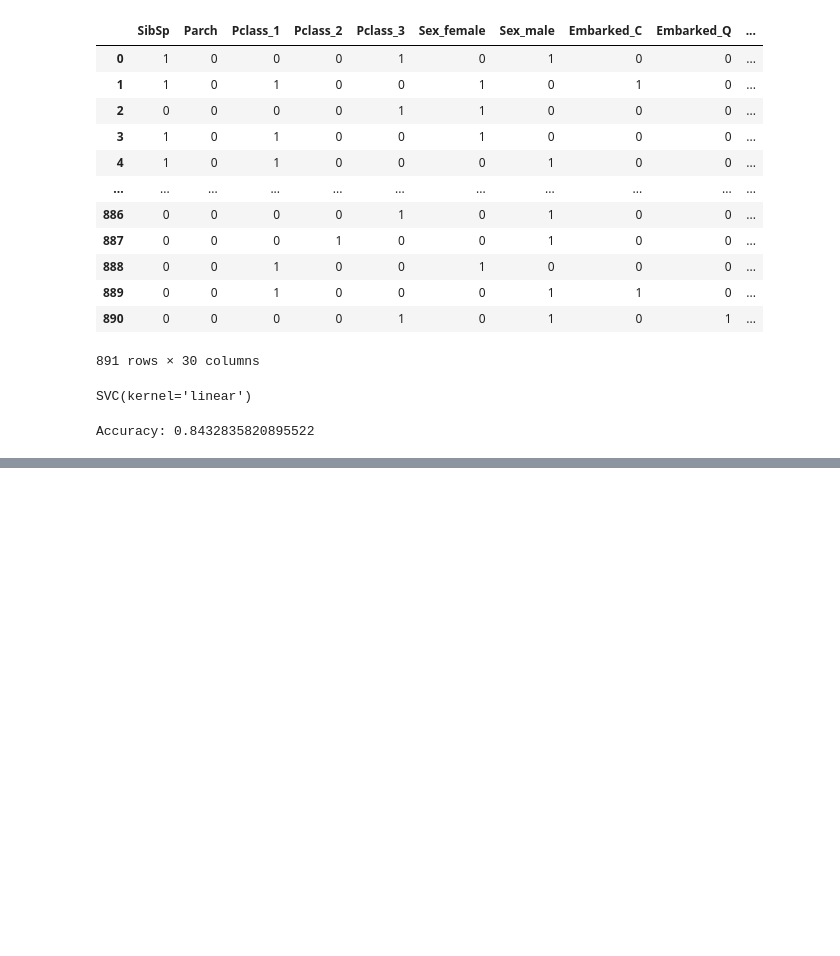
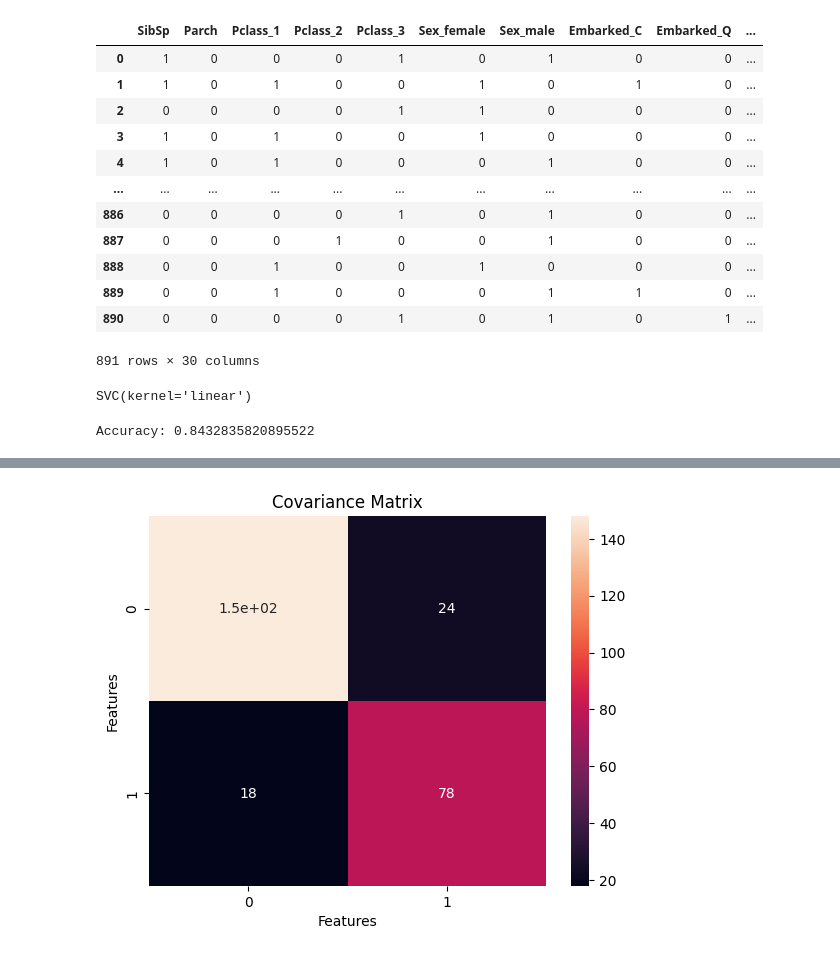
Before and after one commit to FaizaAli-DS/AI-DS-Projects, a Jupyter notebook: SVM_on_Titanic_Dataset.ipynb, the cells around one changed output, grey strips where cells are left out. Cells and saved outputs as stored; diff of their text form; code cells hidden in the pictures; blank space fills up the shorter version.

```diff
--- a/SVM_on_Titanic_Dataset.ipynb
+++ b/SVM_on_Titanic_Dataset.ipynb
@@ -9,4 +9,4 @@ from sklearn.metrics import accuracy_score
 # %%
-df = pd.read_csv('/titanic_clean.csv')
+df = pd.read_csv('/content/titanic_clean.csv')
 df
 # %% [output]
@@ -64,0 +92,16 @@ Accuracy: 0.8432835820895522
+# %%
+sns.heatmap(confusion_matrix(Y_test, y_pred), annot = True)
+plt.title('Covariance Matrix')
+plt.xlabel('Features')
+plt.ylabel('Features')
+
+#plt.xticks(range(df.shape[1]))
+#plt.yticks(range(df.shape[1]))
+
+
+plt.show()
+
+#(x,x), (x,y),
+#(y,x), ()
+# %% [output]
+[figure, added]
```
Also changed, not shown: parts of 5 cells of this notebook.
